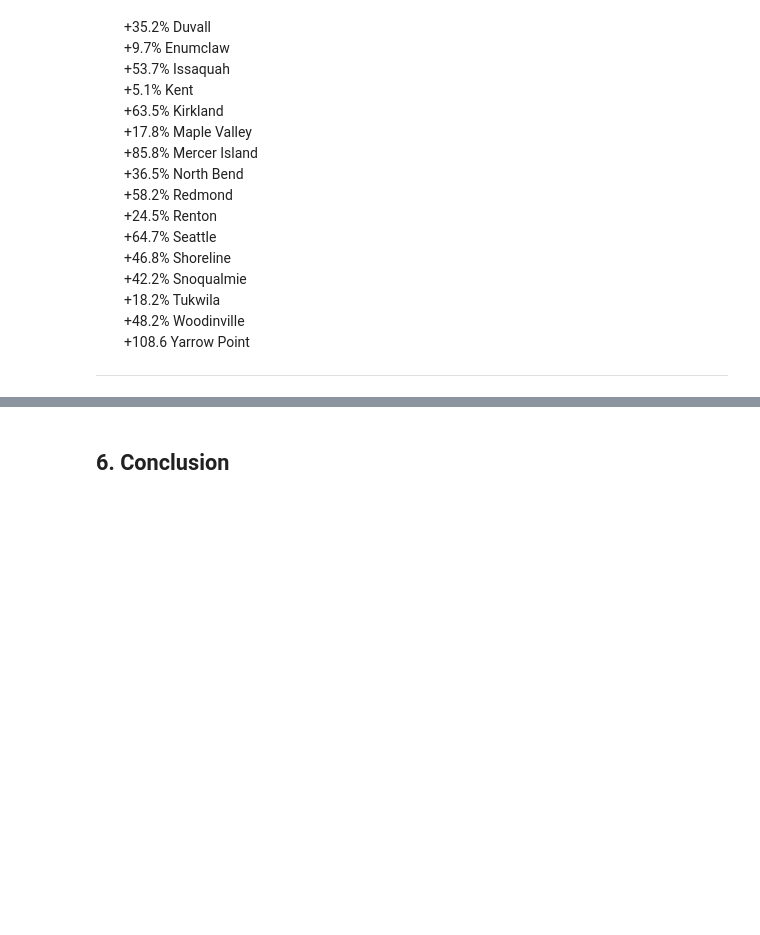
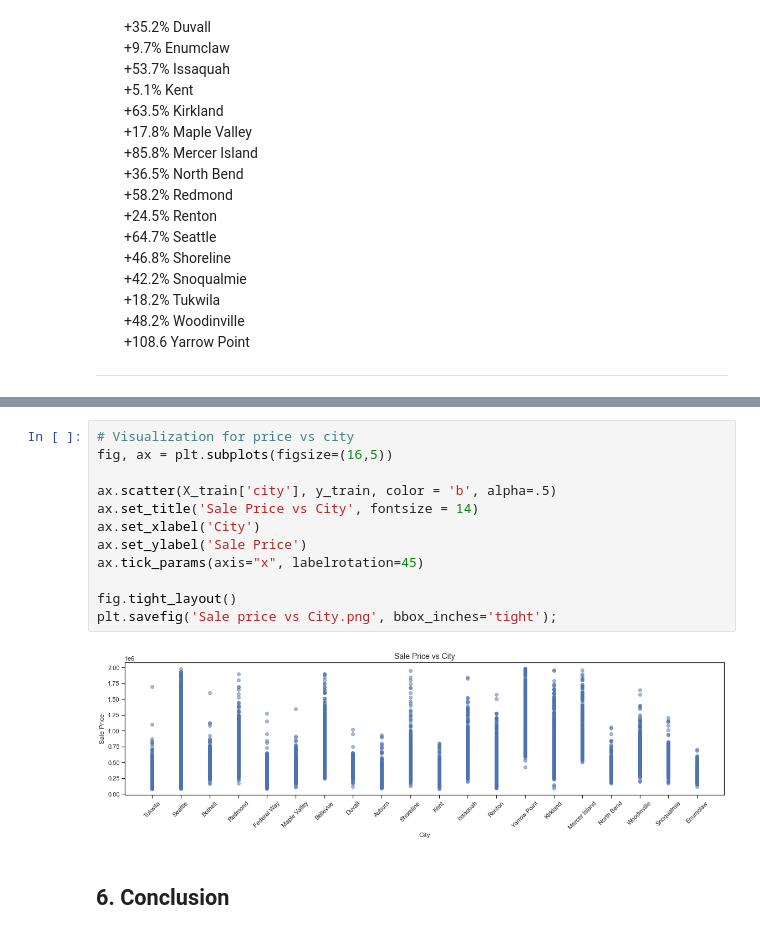
Before and after one commit to rusalka013/King-County-House-Sales-Project, a Jupyter notebook: King-County-House-Sales-Project.ipynb, the cells around one changed output, grey strips where cells are left out. Drawn from its saved outputs; the diff is of its cells as text; blank space fills up the shorter version.

```diff
--- a/King-County-House-Sales-Project.ipynb
+++ b/King-County-House-Sales-Project.ipynb
@@ -2273,3 +2311,17 @@ Assumptions:
+# %%
+# Visualization for price vs city
+fig, ax = plt.subplots(figsize=(16,5))
+
+ax.scatter(X_train['city'], y_train, color = 'b', alpha=.5)
+ax.set_title('Sale Price vs City', fontsize = 14)
+ax.set_xlabel('City')
+ax.set_ylabel('Sale Price')
+ax.tick_params(axis="x", labelrotation=45)
+
+fig.tight_layout()
+plt.savefig('Sale price vs City.png', bbox_inches='tight');
+# %% [output]
+[figure, added]
 # %% [markdown]
 ## 6. Conclusion
 # %% [markdown]
```
Also changed, not shown: parts of 13 cells of this notebook, 5 other files.
